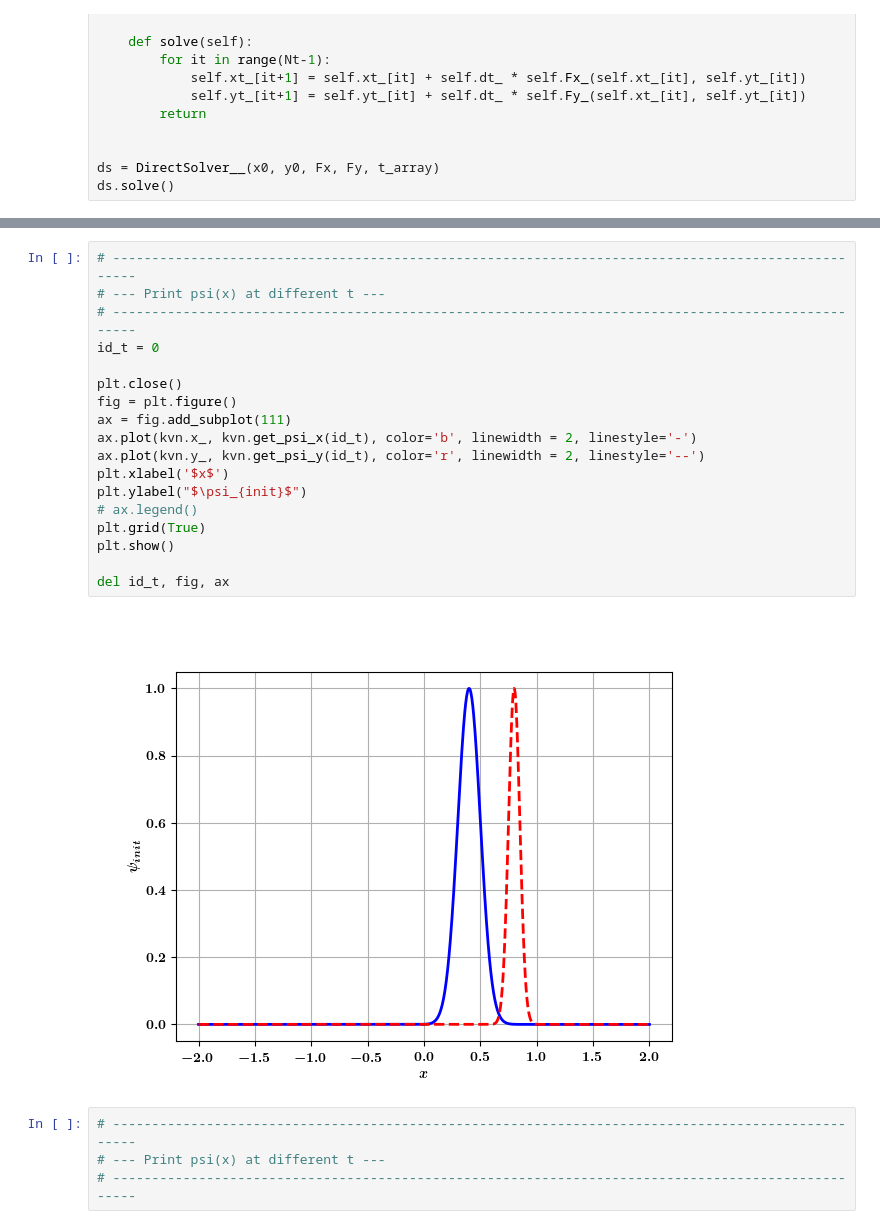
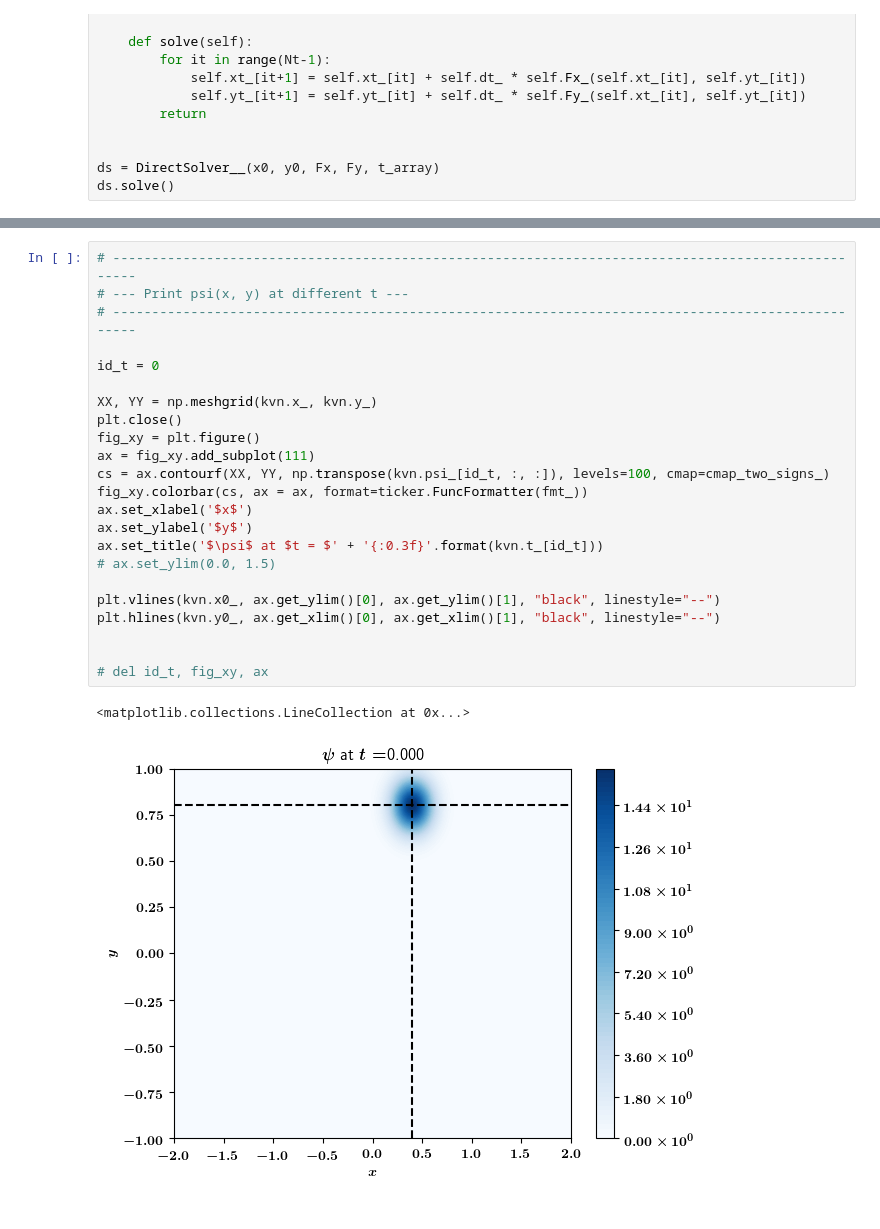
Before and after one commit to QuCF/scripts-py, a Jupyter notebook: jupyter-notebooks/NL/Lotka-Volterra.ipynb, the cells around one changed output, grey strips where cells are left out. Saved outputs shown, nothing was run; the diff lists cells and outputs as text.

```diff
--- a/jupyter-notebooks/NL/Lotka-Volterra.ipynb
+++ b/jupyter-notebooks/NL/Lotka-Volterra.ipynb
@@ -174,24 +264,26 @@ kvn = KvN__(x0, y0, t_array, wx, wy, gx, gy)
 # %%
 # ---------------------------------------------------------------------------------------------------
-# --- Print psi(x) at different t ---
+# --- Print psi(x, y) at different t ---
 # ---------------------------------------------------------------------------------------------------
+
 id_t = 0
 
+XX, YY = np.meshgrid(kvn.x_, kvn.y_)
 plt.close()
-fig = plt.figure()
-ax = fig.add_subplot(111)
-ax.plot(kvn.x_, kvn.get_psi_x(id_t), color='b', linewidth = 2, linestyle='-')
-ax.plot(kvn.y_, kvn.get_psi_y(id_t), color='r', linewidth = 2, linestyle='--')
-plt.xlabel('$x$')
-plt.ylabel("$\psi_{init}$")
-# ax.legend()
-plt.grid(True)
-plt.show()
+fig_xy = plt.figure()
+ax = fig_xy.add_subplot(111)
+cs = ax.contourf(XX, YY, np.transpose(kvn.psi_[id_t, :, :]), levels=100, cmap=cmap_two_signs_)
+fig_xy.colorbar(cs, ax = ax, format=ticker.FuncFormatter(fmt_))
+ax.set_xlabel('$x$')
+ax.set_ylabel('$y$')
+ax.set_title('$\psi$ at $t = $' + '{:0.3f}'.format(kvn.t_[id_t]))
+# ax.set_ylim(0.0, 1.5)
 
-del id_t, fig, ax
+plt.vlines(kvn.x0_, ax.get_ylim()[0], ax.get_ylim()[1], "black", linestyle="--")
+plt.hlines(kvn.y0_, ax.get_xlim()[0], ax.get_xlim()[1], "black", linestyle="--")
+
+
+# del id_t, fig_xy, ax
 # %% [output]
+<matplotlib.collections.LineCollection at 0x...>
-[figure, old version]
+[figure, new version]
-# %%
-# ---------------------------------------------------------------------------------------------------
-# --- Print psi(x) at different t ---
-# ---------------------------------------------------------------------------------------------------
```
Also changed, not shown: parts of 8 cells of this notebook, 2 other files.
